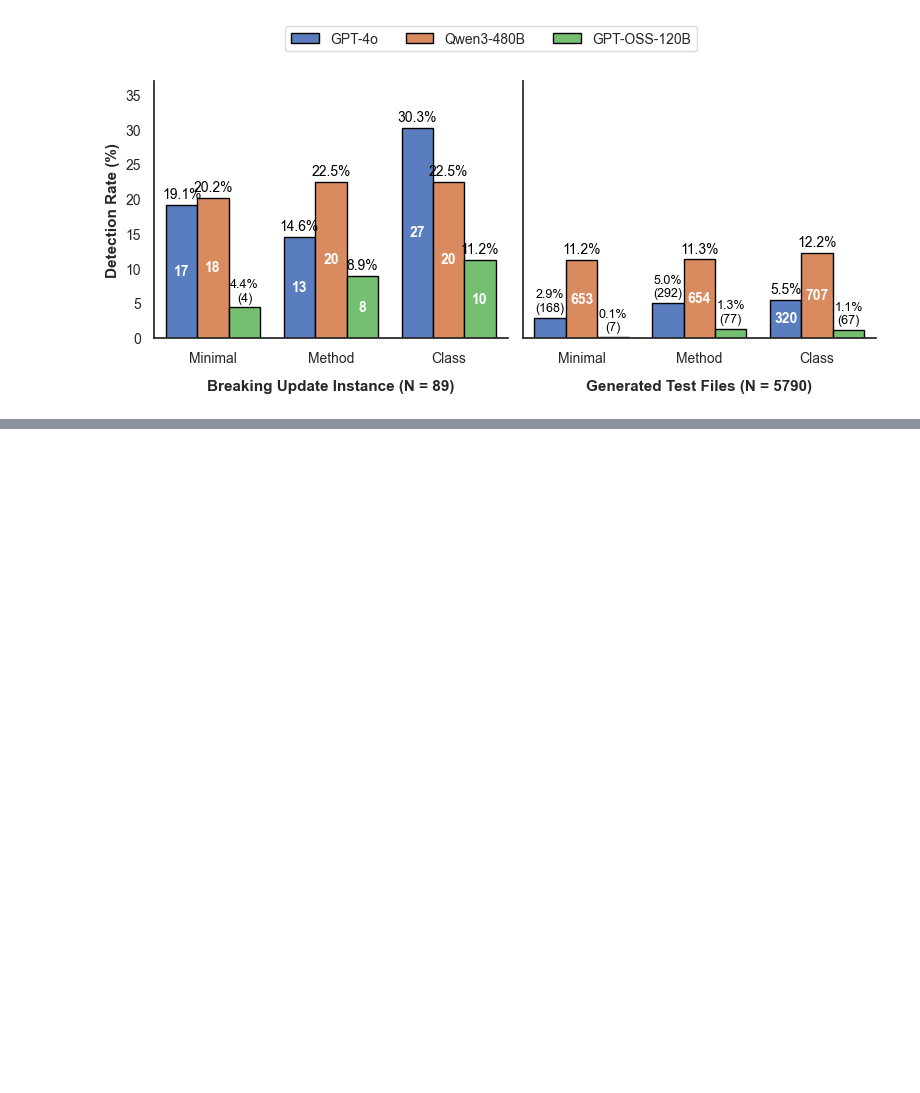
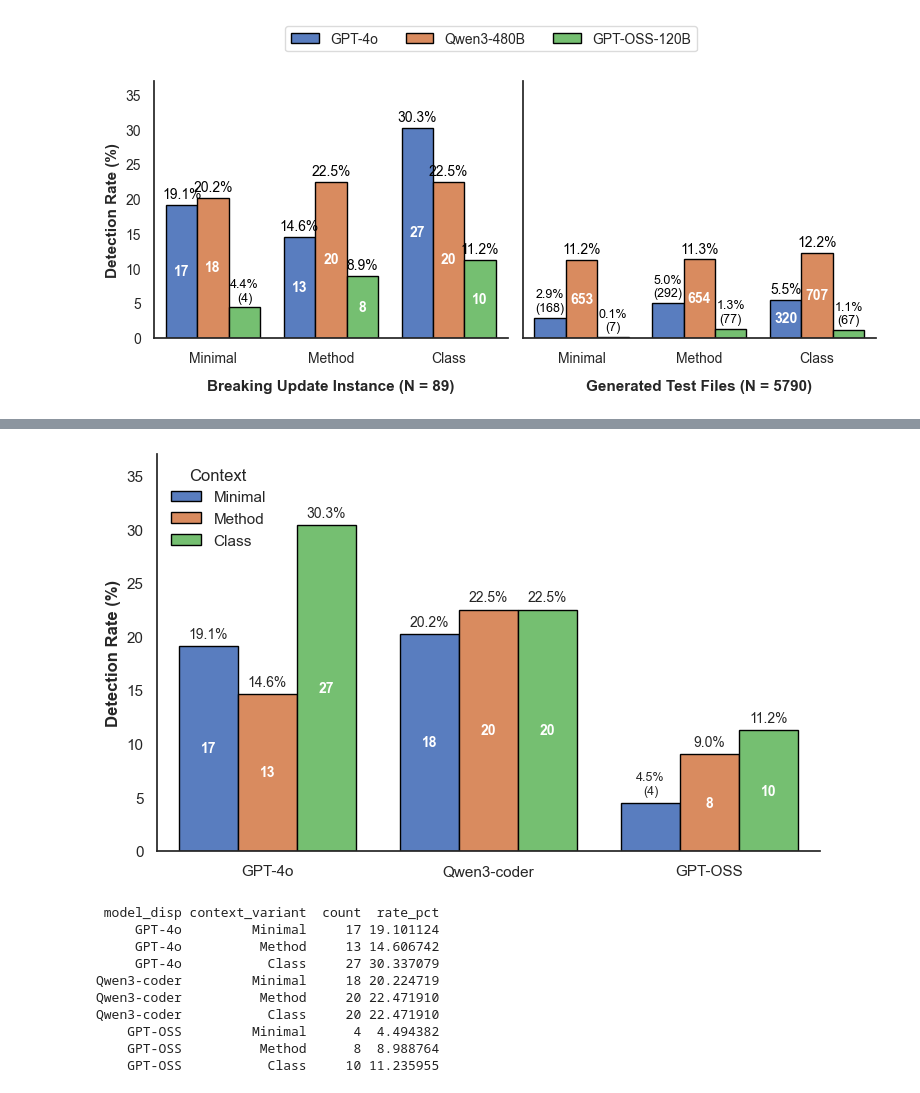
Before and after one commit to CuriousBeing1508/LLM_TestGeneration_for_BC, a Jupyter notebook: NewExpAfterCanary/ResultsForRQs/RQ2_BC_PerInstance/RQ2.1.ipynb, the cells around one changed output, grey strips where cells are left out. Saved outputs shown, nothing was run; the diff lists cells and outputs as text; code cells hidden in the pictures; blank space fills up the shorter version.

```diff
--- a/NewExpAfterCanary/ResultsForRQs/RQ2_BC_PerInstance/RQ2.1.ipynb
+++ b/NewExpAfterCanary/ResultsForRQs/RQ2_BC_PerInstance/RQ2.1.ipynb
@@ -993,0 +1204,78 @@ plt.show()
+# %%
+import pandas as pd
+import matplotlib.pyplot as plt
+import seaborn as sns
+
+# ── Data: instance-level detection, N=89 ─────────────────────────────────────
+inst = pd.read_csv("RQ2_data/Stats/bc_detection_per_instance.csv")
+det = pd.read_csv("RQ2_data/Stats/detected_bc_across_models.csv")
+n_instances = inst["custom_id"].nunique()
+
+MODEL_DISPLAY = {"GPT-4o": "GPT-4o", "Qwen-480B": "Qwen3-coder", "GPTOSS-120b": "GPT-OSS"}
+MODEL_ORDER = ["GPT-4o", "Qwen3-coder", "GPT-OSS"]
+CONTEXT_ORDER = ["Minimal", "Method", "Class"]
+
+det["model_disp"] = det["model"].map(MODEL_DISPLAY)
+assert det["model_disp"].notna().all(), f"Unmapped model(s): {det.loc[det['model_disp'].isna(), 'model'].unique()}"
+
+grid = pd.MultiIndex.from_product([MODEL_ORDER, CONTEXT_ORDER], names=["model_disp", "context_variant"])
+counts = (
+    det.groupby(["model_disp", "context_variant"])["custom_id"]
+    .nunique()
+    .reindex(grid, fill_value=0)
+    .reset_index(name="count")
+)
+counts["rate_pct"] = counts["count"] / n_instances * 100
+
+# ── Plot: bars distributed per MODEL, context variant as hue ────────────────
+# Same style/palette as the original breaking_update_results.pdf (sns "muted")
+sns.set_theme(style="white")
+plt.rcParams.update({"font.size": 12, "pdf.fonttype": 42})
+
+fig, ax = plt.subplots(figsize=(7.5, 4.6))
+sns.barplot(
+    data=counts, x="model_disp", y="rate_pct", hue="context_variant",
+    order=MODEL_ORDER, hue_order=CONTEXT_ORDER,
+    palette="muted", ax=ax, edgecolor="black", linewidth=1.0,
+)
+
+ax.set_xlabel("")
+ax.set_ylabel("Detection Rate (%)", fontweight="bold")
+axes[0].set_xlabel('Breaking Update Instance (N = 89)', fontweight='bold', fontsize=11, labelpad=10)
+# ax.set_title(f"Breaking Update Instance Detection (N = {n_instances})", fontweight="bold", pad=15)
+ax.set_ylim(0, 37)
+sns.despine(ax=ax)
+
+lookup = counts.set_index(["model_disp", "context_variant"])
+for container, context in zip(ax.containers, CONTEXT_ORDER):
+    for bar, model in zip(container, MODEL_ORDER):
+        height = bar.get_height()
+        count = int(lookup.loc[(model, context), "count"])
+        if height <= 0:
+            continue
+        x = bar.get_x() + bar.get_width() / 2
+        if height > 5.0:
+            ax.text(x, height + 0.5, f"{height:.1f}%", ha="center", va="bottom", fontsize=10)
+            ax.text(x, height / 2, f"{count}", ha="center", va="center",
+                     color="white", fontweight="bold", fontsize=10)
+        else:
+            ax.text(x, height + 0.5, f"{height:.1f}%\n({count})", ha="center", va="bottom", fontsize=9)
+
+ax.legend(title="Context", frameon=False, loc="upper left")
+
+plt.tight_layout()
+plt.savefig("rq2_instance_by_model.pdf", format="pdf", bbox_inches="tight", dpi=300)
+plt.show()
+print(counts.to_string(index=False))
+# %% [output]
+[figure, added]
+ model_disp context_variant  count  rate_pct
+     GPT-4o         Minimal     17 19.101124
+     GPT-4o          Method     13 14.606742
+     GPT-4o           Class     27 30.337079
+Qwen3-coder         Minimal     18 20.224719
+Qwen3-coder          Method     20 22.471910
+Qwen3-coder           Class     20 22.471910
+    GPT-OSS         Minimal      4  4.494382
+    GPT-OSS          Method      8  8.988764
+    GPT-OSS           Class     10 11.235955
```
Also changed, not shown: parts of 25 cells of this notebook, 31 other files.
